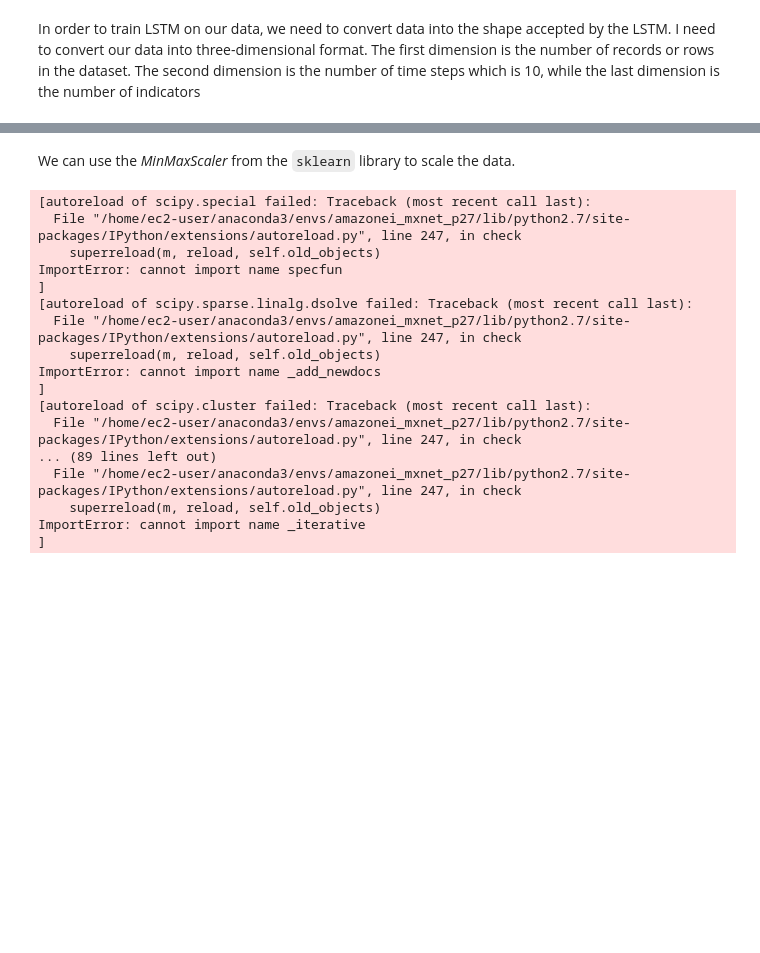
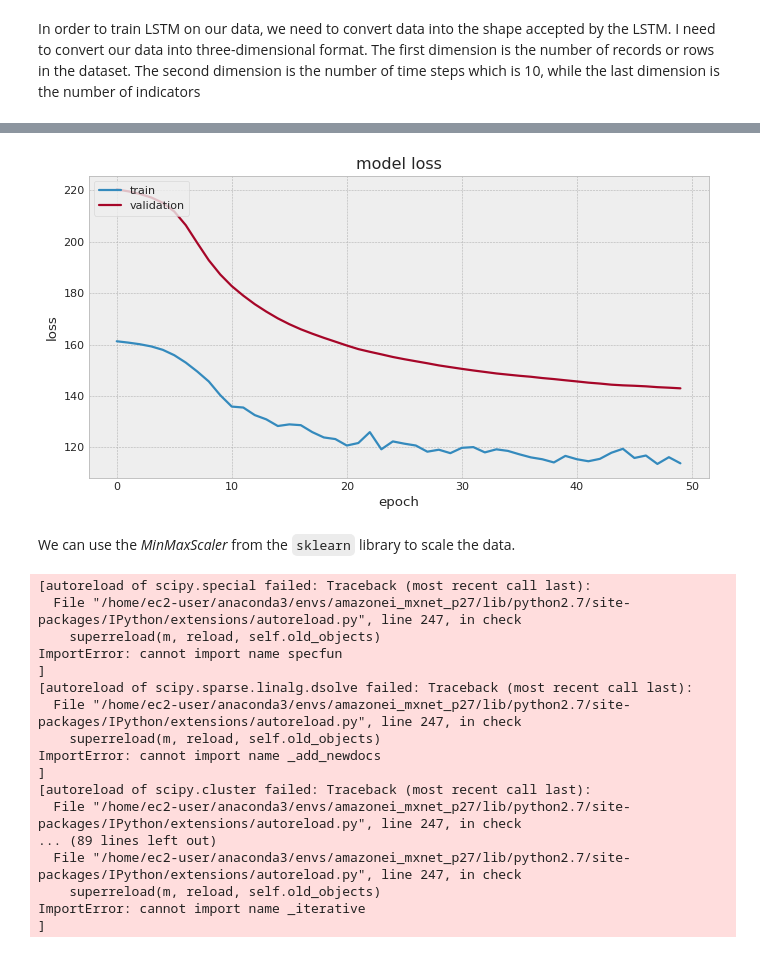
Before and after one commit to giuliamart/capstone_project_MLEN, a Jupyter notebook: DengAI_ Predicting Disease Spread.ipynb, the cells around one changed output, grey strips where cells are left out. Drawn from its saved outputs; the diff is of its cells as text; code cells hidden in the pictures; blank space fills up the shorter version.

```diff
--- a/DengAI_ Predicting Disease Spread.ipynb
+++ b/DengAI_ Predicting Disease Spread.ipynb
@@ -1084,0 +1096,33 @@ We can introduce a function to make the data stationary called difference(). Thi
+# %%
+df_train_iq_x = np.array(df_train_iq_x)
+df_val_iq_x = np.array(df_val_iq_x)
+
+df_train_iq_x = np.reshape(df_train_iq_x, (df_train_iq_x.shape[0], lag, 1))
+df_val_iq_x = np.reshape(df_val_iq_x, (df_val_iq_x.shape[0], lag, 1))
+# %%
+# Initialising the RNN
+lstm2 = Sequential()
+
+lstm2.add(Bidirectional(LSTM(units = 5, return_sequences = True, input_shape = (lag,1))))
+lstm2.add(Dropout(0.2))
+
+# Adding a second LSTM layer and Dropout layer
+lstm2.add(Bidirectional(LSTM(units = 5, return_sequences = True)))
+lstm2.add(Dropout(0.4))
+
+# Adding a third LSTM layer and and Dropout layer
+lstm2.add(Bidirectional(LSTM(units = 5, return_sequences = True)))
+lstm2.add(Dropout(0.4))
+
+# Adding a fourth LSTM layer and Dropout layer
+lstm2.add(Bidirectional(LSTM(units = 5)))
+lstm2.add(Dropout(0.4))
+
+# Adding the output layer
+# For Full connection layer we use dense
+# As the output is 1D so we use unit=1
+lstm2.add(Dense(units = 1))
+
+#compile and fit the model on 100 epochs
+lstm2.compile(optimizer = 'adam', loss = 'mean_squared_error',metrics = ['mean_absolute_error'])
+lstm2 = lstm2.fit(df_train_iq_x,df_train_iq_y,validation_data = (df_val_iq_x,df_val_iq_y),epochs = 50, batch_size = 50)
@@ -1085,3 +1147,16 @@ We can introduce a function to make the data stationary called difference(). Thi
+# %%
+plt.figure(figsize=(10, 5), dpi= 80, facecolor='w', edgecolor='k')
+
+# Loss Train / Val
+plt.plot(lstm2.history['loss'])
+plt.plot(lstm2.history['val_loss'])
+plt.title('model loss')
+plt.ylabel('loss')
+plt.xlabel('epoch')
+plt.legend(['train', 'validation'], loc='upper left')
+plt.show()
+# %% [output]
+[figure, added]
 # %%
 # create a differenced series
 def difference(dataset, interval=1):
```
Also changed, not shown: parts of 50 cells of this notebook.
